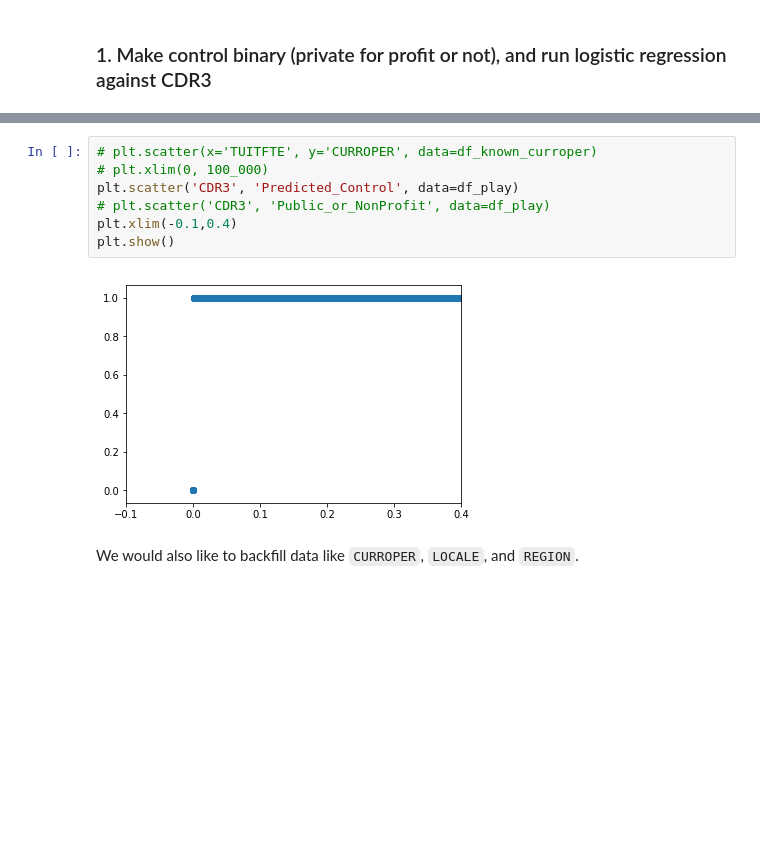
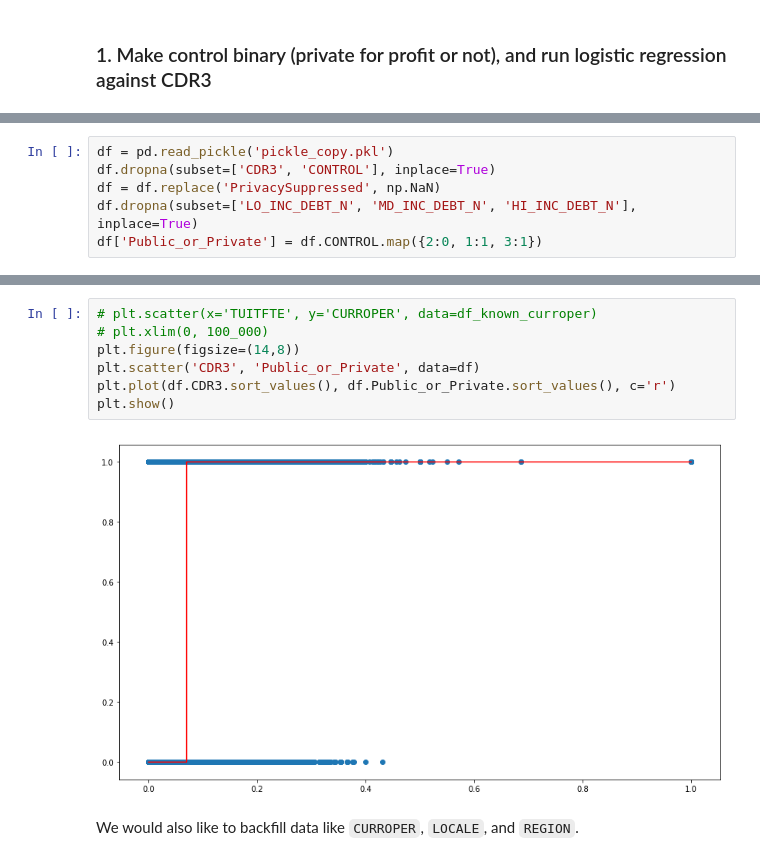
Before and after one commit to CliffordBridges/College-Scorecards-Uses-and-Insights, a Jupyter notebook: CMB_EDA_College_Dataset.ipynb, the cells around one changed output, grey strips where cells are left out. Cells and saved outputs as stored; diff of their text form; blank space fills up the shorter version.

````diff
--- a/CMB_EDA_College_Dataset.ipynb
+++ b/CMB_EDA_College_Dataset.ipynb
@@ -160,0 +140,6 @@ df_play['Predicted_Control'] = logreg.predict(np.array(X).reshape(-1,1))
+# %%
+df = pd.read_pickle('pickle_copy.pkl')
+df.dropna(subset=['CDR3', 'CONTROL'], inplace=True)
+df = df.replace('PrivacySuppressed', np.NaN)
+df.dropna(subset=['LO_INC_DEBT_N', 'MD_INC_DEBT_N', 'HI_INC_DEBT_N'], inplace=True)
+df['Public_or_Private'] = df.CONTROL.map({2:0, 1:1, 3:1})
@@ -161,12 +151,12 @@ df_play['Predicted_Control'] = logreg.predict(np.array(X).reshape(-1,1))
 # %%
 # plt.scatter(x='TUITFTE', y='CURROPER', data=df_known_curroper)
 # plt.xlim(0, 100_000)
-plt.scatter('CDR3', 'Predicted_Control', data=df_play)
-# plt.scatter('CDR3', 'Public_or_NonProfit', data=df_play)
-plt.xlim(-0.1,0.4)
+plt.figure(figsize=(14,8))
+plt.scatter('CDR3', 'Public_or_Private', data=df)
+plt.plot(df.CDR3.sort_values(), df.Public_or_Private.sort_values(), c='r')
 plt.show()
 # %% [output]
-[figure, old version]
+[figure, new version]
 # %% [markdown]
 We would also like to backfill data like ```CURROPER```, ```LOCALE```, and ```REGION```.
 # %%
````
Also changed, not shown: parts of 15 cells of this notebook, 2 other files.
